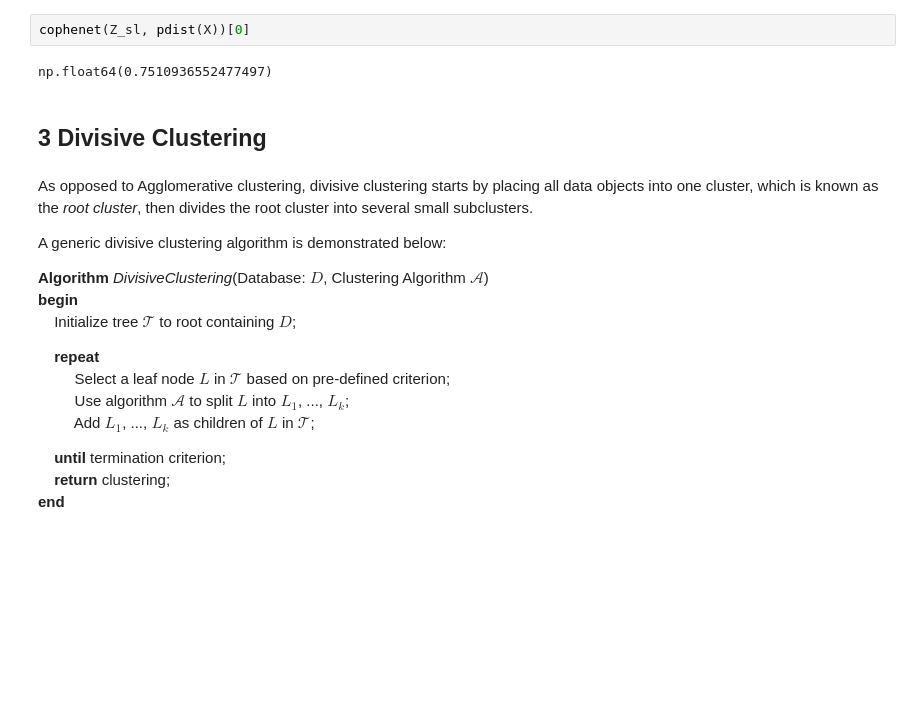
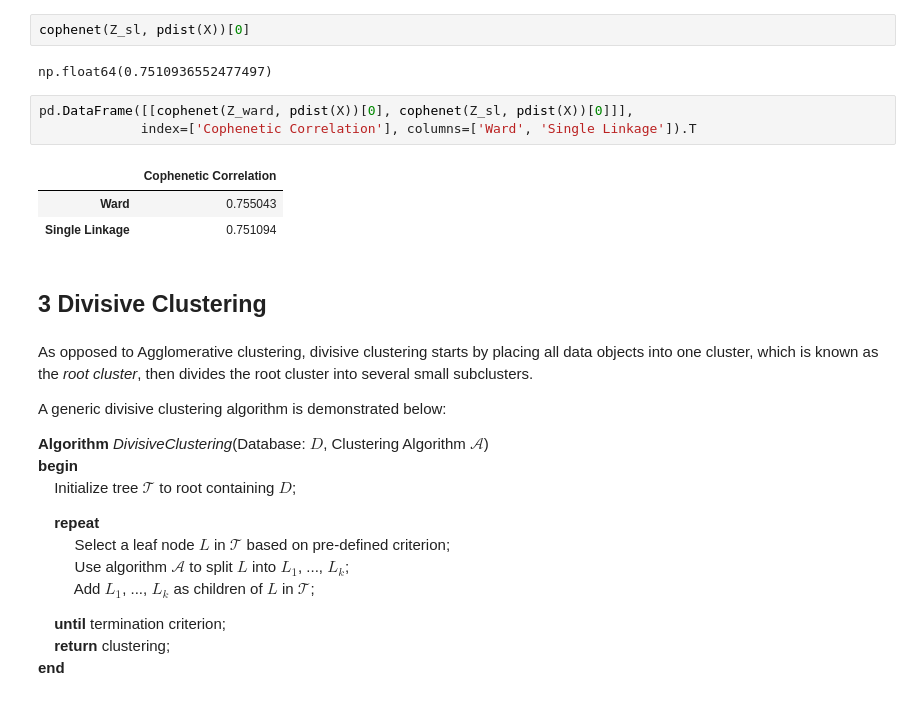
Before and after one commit to Rodrivera1234/dmw-2301-lectures, a Jupyter notebook: notebooks/10-hierarchical-clustering/hierarchical-clustering.ipynb, the cells around one changed output. Cells and saved outputs as stored; diff of their text form; blank space fills up the shorter version.

Commit message:
Add cophenetic correlation table

```diff
--- a/notebooks/10-hierarchical-clustering/hierarchical-clustering.ipynb
+++ b/notebooks/10-hierarchical-clustering/hierarchical-clustering.ipynb
@@ -345,6 +345,13 @@ np.float64(0.7550432060549783)
 cophenet(Z_sl, pdist(X))[0]
 # %% [output]
 np.float64(0.7510936552477497)
+# %%
+pd.DataFrame([[cophenet(Z_ward, pdist(X))[0], cophenet(Z_sl, pdist(X))[0]]],
+             index=['Cophenetic Correlation'], columns=['Ward', 'Single Linkage']).T
+# %% [output]
+|  | Cophenetic Correlation |
+| Ward | 0.755043 |
+| Single Linkage | 0.751094 |
 # %% [markdown]
 ## 3 Divisive Clustering
 # %% [markdown]
```
Also changed, not shown: parts of 1 cell of this notebook.
